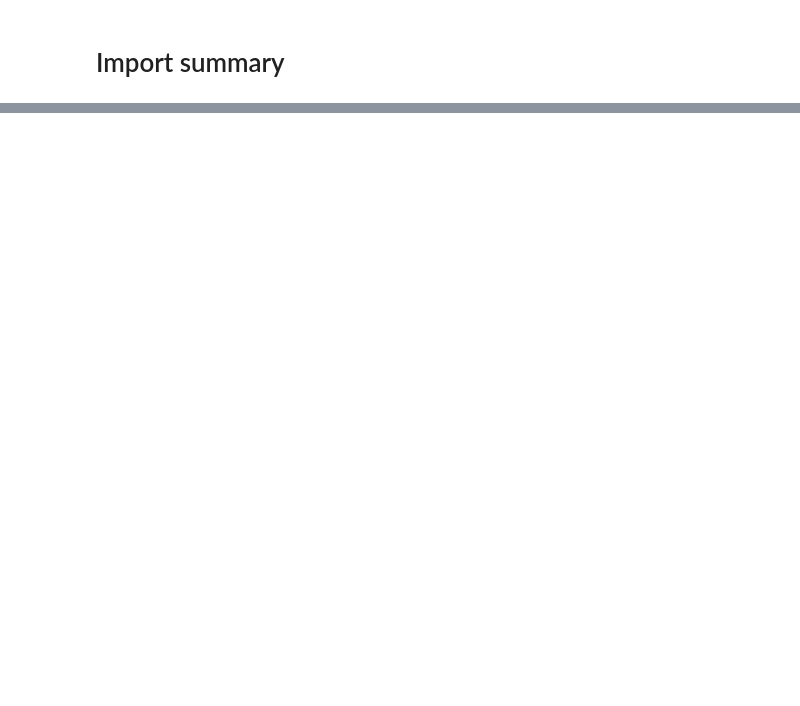
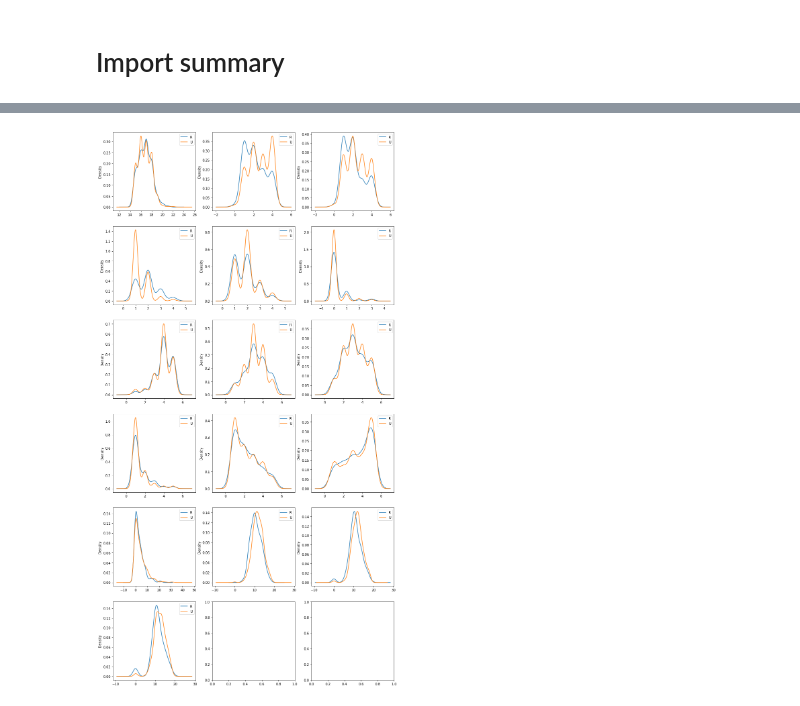
Before and after one commit to Jane-Tran/hong_notebooks, a Jupyter notebook: python/auto_eda.ipynb, the cells around one changed output, grey strips where cells are left out. Drawn from its saved outputs; the diff is of its cells as text; code cells hidden in the pictures; blank space fills up the shorter version.

```diff
--- a/python/auto_eda.ipynb
+++ b/python/auto_eda.ipynb
@@ -162,0 +180,25 @@ Name: address, dtype: float64
+# %%
+def plot_dens_data(df, col, str_target_var, ls_val_target, ax):
+    dict_density = {}
+    for target in ls_val_target:
+        s_values = df[df[str_target_var] == target][col]
+        dict_density[target] = s_values
+
+    df_density = pd.DataFrame(dict_density)
+    df_density.plot.kde(ax=ax)
+
+
+# Visualization of numerical data
+ls_num_data = [col for col in df.columns if df[col].dtype != "object"]
+ncols = 3
+nrows = int(math.ceil(len(ls_num_data) * 1.0 / ncols))
+fig, axes = plt.subplots(nrows=nrows, ncols=ncols, figsize=(15, 30))
+
+ls_val_target = df[[str_target_var]].drop_duplicates()[str_target_var].tolist()
+ls_num_data = [col for col in df.columns if df[col].dtype != "object"]
+for idx, var in enumerate(ls_num_data):
+    i = idx / ncols
+    j = idx % ncols
+    plot_dens_data(df, var, str_target_var, ls_val_target, ax=axes[i, j])
+# %% [output]
+[figure, added]
```
Also changed, not shown: parts of 9 cells of this notebook.
